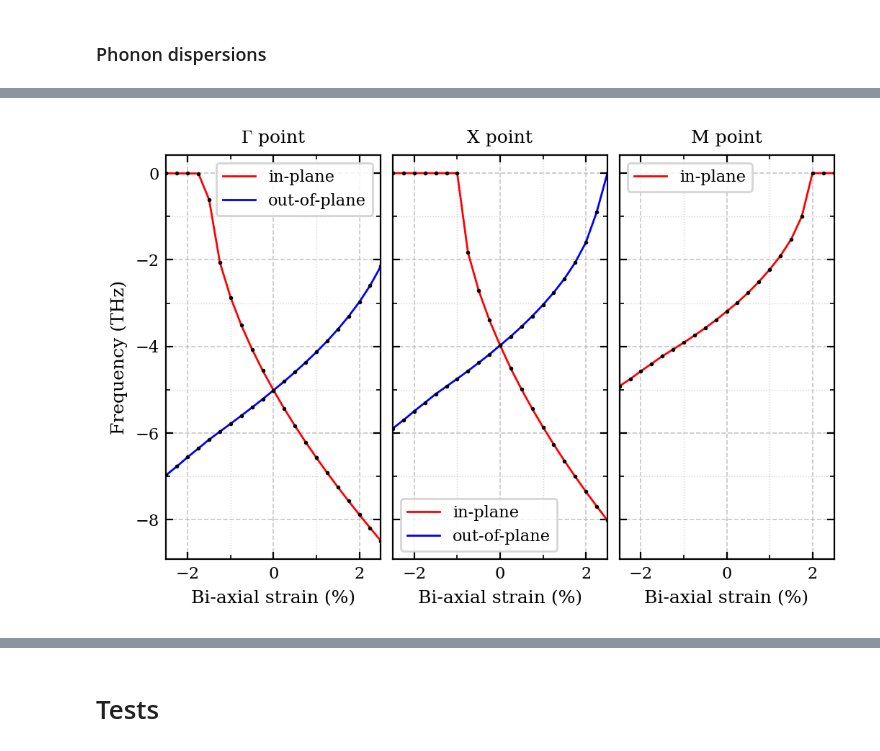
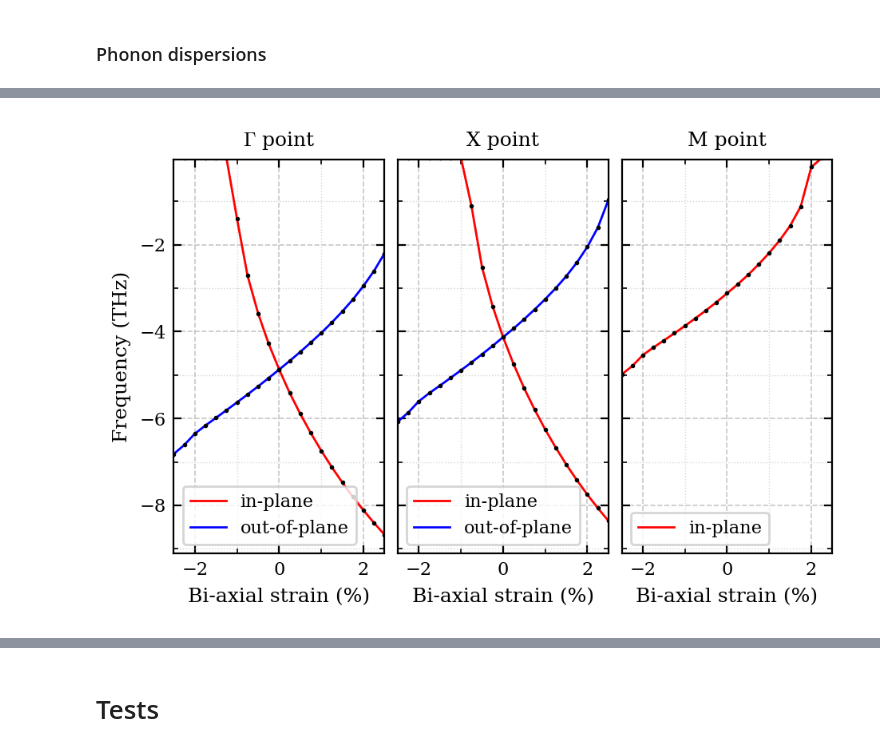
Before and after one commit to ThomasRavnborg/OxideSlabs, a Jupyter notebook: MLtraining.ipynb, the cells around one changed output, grey strips where cells are left out. Saved outputs shown, nothing was run; the diff lists cells and outputs as text; code cells hidden in the pictures.

```diff
--- a/MLtraining.ipynb
+++ b/MLtraining.ipynb
@@ -1627,12 +1585,0 @@ barriers = {q: vals for q, vals in barriers.items() if vals}
-# %%
-"""
-perovskite = Perovskite('BaTiO3')
-q = 'G'
-for i, strain in enumerate(strains):
-    perovskite.set_atoms(structures[q][i])
-
-    if strain != 0:
-        NEP.relax_atoms(perovskite.atoms, strained=True)
-    else:
-        NEP.relax_atoms(perovskite.atoms)
-"""
@@ -1696,10 +1586,10 @@ Atoms(symbols='BaTiO3', pbc=True, cell=[[3.9716264040821105, -0.0063053603341054
 # %%
-def plot_imag_freq(strains, y_vals, y_unit='THz'):
+def plot_imag_freq(strains, y_vals, y_unit='THz', width=0.9):
 
     N = len(y_vals.keys())
 
     lf = LatexFigure()
-    fig, axes = lf.create(subplots=(1, N), AR=2, sharey=True, grid=True)
+    fig, axes = lf.create(subplots=(1, N), AR=2, width=width, sharey=True, grid=True)
     #fig.set_constrained_layout_pads(wspace=0, w_pad=0)
 
     def _plot_by_degeneracy(ax, strains, y_vals):
@@ -1750,7 +1640,7 @@ def plot_imag_freq(strains, y_vals, y_unit='THz'):
             ax.plot(strains * 100, y_upper, '.', markersize=2, color='k')
 
         ax.set_xlim(strains[0] * 100, strains[-1] * 100)
-        ax.legend()
+        ax.legend(loc='lower left')
 
     for i, qpoint in enumerate(y_vals.keys()):
         _plot_by_degeneracy(
@@ -1769,7 +1659,11 @@ def plot_imag_freq(strains, y_vals, y_unit='THz'):
     if y_unit == 'THz':
         axes[0].set_ylabel('Frequency (THz)')
     elif y_unit == 'meV':
-        axes[0].set_ylabel('$\\Delta$ Energy (meV/u.c.)')
-    axes[0].set_ylim(None, -0.1)
+        axes[0].set_ylabel('$\\Delta$ Energy (meV/atom)')
+    axes[0].set_ylim(None, -0.03)
 
-    plt.show()
+    return fig
+# %%
+strains = np.linspace(-0.025, 0.025, 21)
+perovskite_bulk = Perovskite('BaTiO3')
+results_bulk = calculate_results(perovskite_bulk, strains)
@@ -1776,4 +1688,9 @@ def plot_imag_freq(strains, y_vals, y_unit='THz'):
+# %%
+frequencies, barriers, structures = unpack_results(results_bulk, qpoints=['G', 'X', 'M'])
 # %%
-plot_imag_freq(strains, frequencies)
+fig1 = plot_imag_freq(strains, frequencies)
+fig1.savefig('figures/NEP_bulk_freq_strain.pdf', bbox_inches='tight')
+fig2 = plot_imag_freq(strains, barriers, y_unit='meV')
+fig2.savefig('figures/NEP_bulk_dE_strain.pdf', bbox_inches='tight')
 # %% [output]
-[figure, old version]
+[figure, new version]
```
Also changed, not shown: parts of 49 cells of this notebook.
